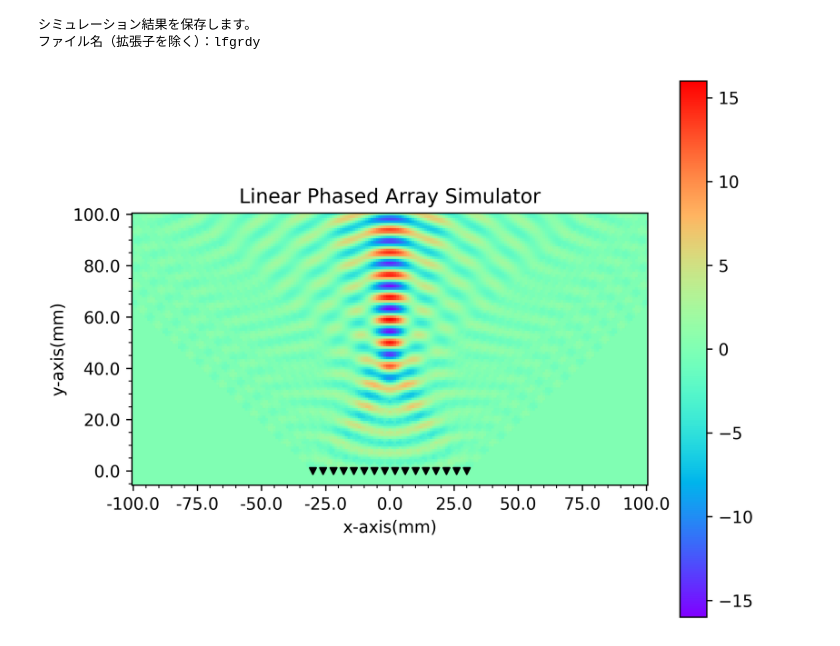
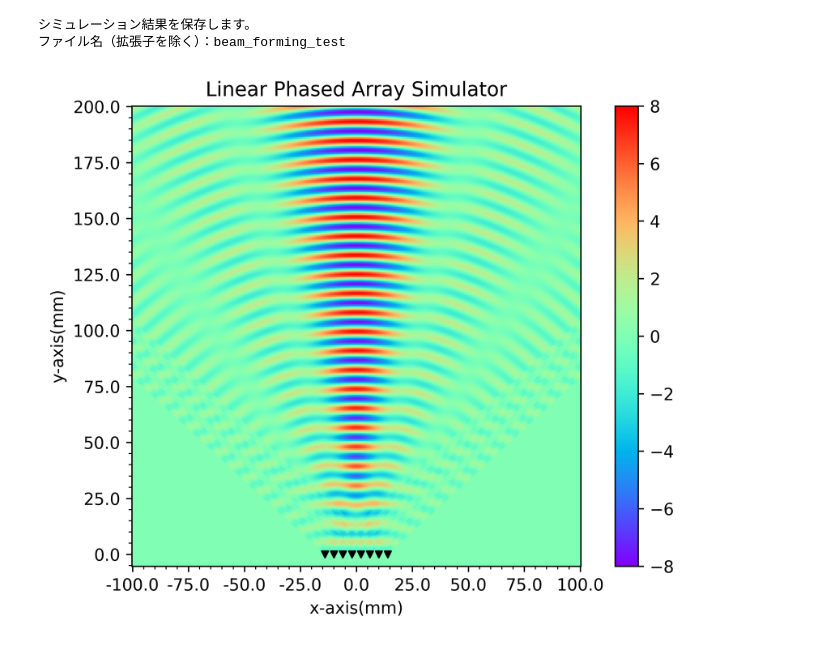
Before and after one commit to ShotaSasaki-HCU/Prog2kakushin, a Jupyter notebook: work2.ipynb, the cells around one changed output. Drawn from its saved outputs; the diff is of its cells as text; code cells hidden in the pictures.

```diff
--- a/work2.ipynb
+++ b/work2.ipynb
@@ -115,45 +115,45 @@ def linear_phased_array(A=1, f=40000, v=340.29*1000, t=0, range_x_R=50, range_x_
   elif (use_gif == 'steering') and use_focusing_mode:
     print("［エラー］use_gif='steering'は、ビームフォーミングモード専用のGIF生成機能です。集束モード（use_focusing_mode=True）では、使用できません。")
   else:
-    print("［エラー］引数use_gifに、'" + str(use_gif) + "'という設定は存在しません。'periodic_loop'か'steering'のどちらかを指定してください。")
+    print("［エラー］引数use_gifに、'" + str(use_gif) + "'という設定は存在しません。'disabled'か'periodic_loop'か'steering'のどれかを指定してください。")
 
   return
 
 ######################### 以下にコードを書きましょう。##########################
 
 linear_phased_array(A = 1, # 送信波の振幅(mm)
                     f = 40000, # 送信波の周波数(Hz)
                     v = 340.29*1000, # 送信波の速さ(mm/s)
                     t = 0, # 時間(s)
 
                     range_x_R = 100, # x軸方向レンジ右(mm)
                     range_x_L = -100, # x軸方向レンジ左(mm)
-                    range_y_T = 100, # y軸方向レンジ上(mm)
+                    range_y_T = 200, # y軸方向レンジ上(mm)
                     range_y_B = -5, # y軸方向レンジ下(mm)
-                    calc_width = 1, # 計算幅(mm) # 波長の８分の１くらいを推奨
+                    calc_width = 0.5, # 計算幅(mm) # 波長の８分の１くらいを推奨
 
-                    tr_num = 16, # 送信素子数（個）
+                    tr_num = 8, # 送信素子数（個）
                     tr_directivity = np.deg2rad(95), # 送信素子指向性(rad)
-                    tr_clearance = 4, # 送信素子間隔(mm) # 半波長以下を推奨
-                    tr_marker = True, # 送信素子マーカー描写の有無（デフォルト：True）# 計算範囲内に入れないと綺麗に描写されないよ。
+                    tr_clearance = 4, # 送信素子間隔(mm)
+                    tr_marker = True, # 送信素子マーカー描写の有無
                     tr_marker_s = 15, # 送信素子マーカーの大きさ
 
                     # ビームフォーミングモード（デフォルト）
-                    beam_direction = np.deg2rad(135), # 合成波の指向方向(rad)
+                    beam_direction = np.deg2rad(90), # 合成波の指向方向(rad)
 
                     # 集束モード（ビームフォーカシングモード）
-                    use_focusing_mode = True, # Trueで集束モードを有効化（デフォルト：False）
+                    use_focusing_mode = False, # Trueで集束モードを有効化
                     focusing_point = (0,60), # 集束点の座標
 
                     # ２次元配列の要素数に合わせた画像を保存する機能
-                    use_grid2image = False, # Trueで機能を有効化（デフォルト：False）
+                    use_grid2image = False, # Trueで機能を有効化
 
                     # GIFアニメーションを生成する機能
-                    use_gif = 'disabled', # 'periodic_loop'か'steering'のどちらかで有効化（デフォルト：'disabled'）
+                    use_gif = 'disabled', # 'periodic_loop'か'steering'のどちらかで有効化
                     name = 0, # 結果を保存する際に内部的に使用されるファイル名の変数
                     dura = 20 # GIFアニメーションの画像１枚あたりの持続時間(ms)
                     )
 # %% [output]
 シミュレーション結果を保存します。
-ファイル名（拡張子を除く）：lfgrdy
+ファイル名（拡張子を除く）：beam_forming_test
-[figure, old version]
+[figure, new version]
```
